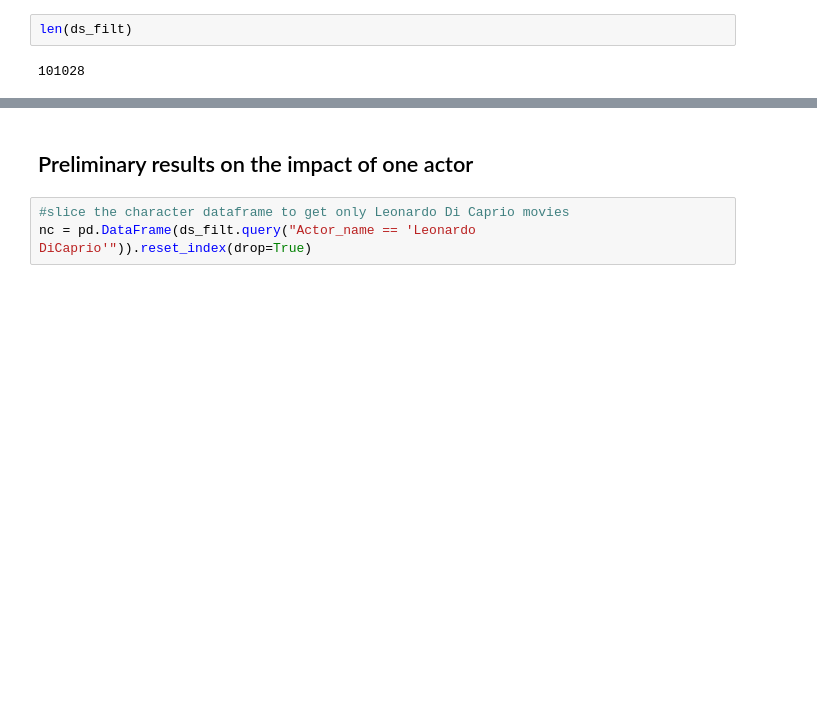
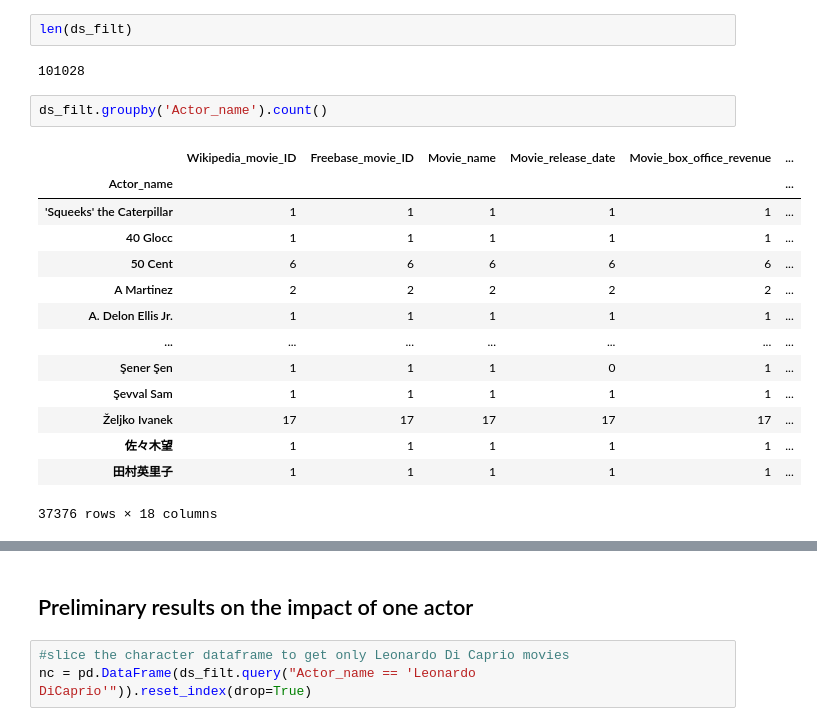
Before and after one commit to louisleger/ada-final-project, a Jupyter notebook: src/Project2.ipynb, the cells around one changed output, grey strips where cells are left out. Drawn from its saved outputs; the diff is of its cells as text; blank space fills up the shorter version.

```diff
--- a/src/Project2.ipynb
+++ b/src/Project2.ipynb
@@ -102,4 +102,21 @@ ds_filt = ds.drop(bad_ids)
 len(ds_filt)
 # %% [output]
 101028
+# %%
+ds_filt.groupby('Actor_name').count()
+# %% [output]
+|  | Wikipedia_movie_ID | Freebase_movie_ID | Movie_name | Movie_release_date | Movie_box_office_revenue | ... |
+| Actor_name |  |  |  |  |  | ... |
+| 'Squeeks' the Caterpillar | 1 | 1 | 1 | 1 | 1 | ... |
+| 40 Glocc | 1 | 1 | 1 | 1 | 1 | ... |
+| 50 Cent | 6 | 6 | 6 | 6 | 6 | ... |
+| A Martinez | 2 | 2 | 2 | 2 | 2 | ... |
+| A. Delon Ellis Jr. | 1 | 1 | 1 | 1 | 1 | ... |
+| ... | ... | ... | ... | ... | ... | ... |
+| Şener Şen | 1 | 1 | 1 | 0 | 1 | ... |
+| Şevval Sam | 1 | 1 | 1 | 1 | 1 | ... |
+| Željko Ivanek | 17 | 17 | 17 | 17 | 17 | ... |
+| 佐々木望 | 1 | 1 | 1 | 1 | 1 | ... |
+| 田村英里子 | 1 | 1 | 1 | 1 | 1 | ... |
+37376 rows × 18 columns
 # %%
```
Also changed, not shown: parts of 20 cells of this notebook.
